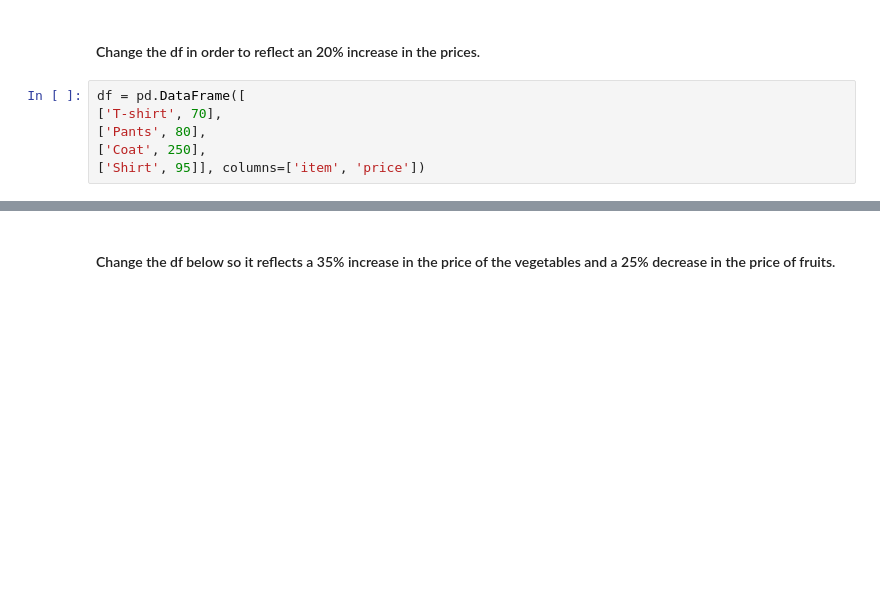
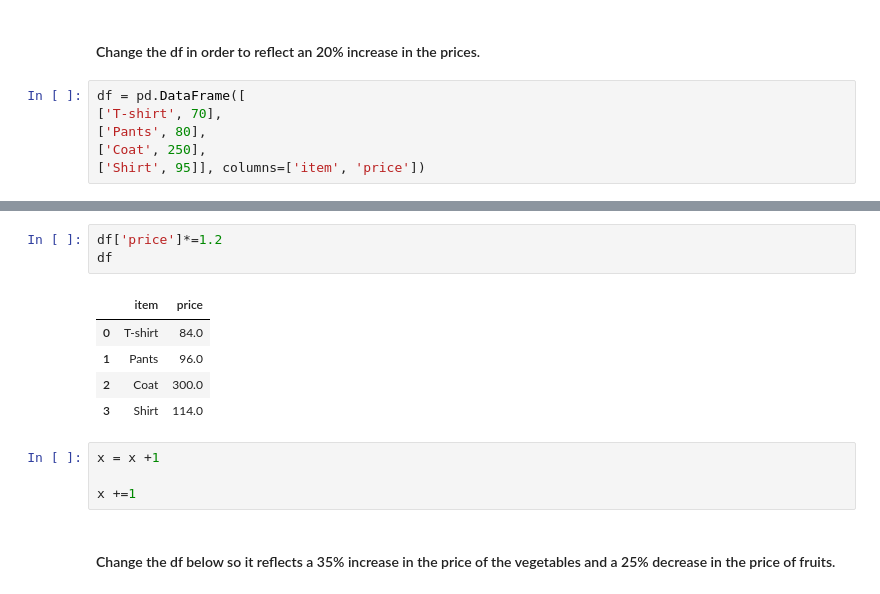
Before and after one commit to tsolakisgeo/CLCV25922, a Jupyter notebook: material/8/DHAW2022-Class8-Pandas-NBA.ipynb, the cells around one changed output, grey strips where cells are left out. Cells and saved outputs as stored; diff of their text form; blank space fills up the shorter version.

```diff
--- a/material/8/DHAW2022-Class8-Pandas-NBA.ipynb
+++ b/material/8/DHAW2022-Class8-Pandas-NBA.ipynb
@@ -56,3 +150,16 @@ df = pd.DataFrame([
+# %%
+df['price']*=1.2
+df
+# %% [output]
+|  | item | price |
+| 0 | T-shirt | 84.0 |
+| 1 | Pants | 96.0 |
+| 2 | Coat | 300.0 |
+| 3 | Shirt | 114.0 |
+# %%
+x = x +1
+
+x +=1
 # %% [markdown]
 #### Change the df below so it reflects a 35% increase in the price of the vegetables and a 25% decrease in the price of fruits.
 # %%
```
Also changed, not shown: parts of 23 cells of this notebook.
